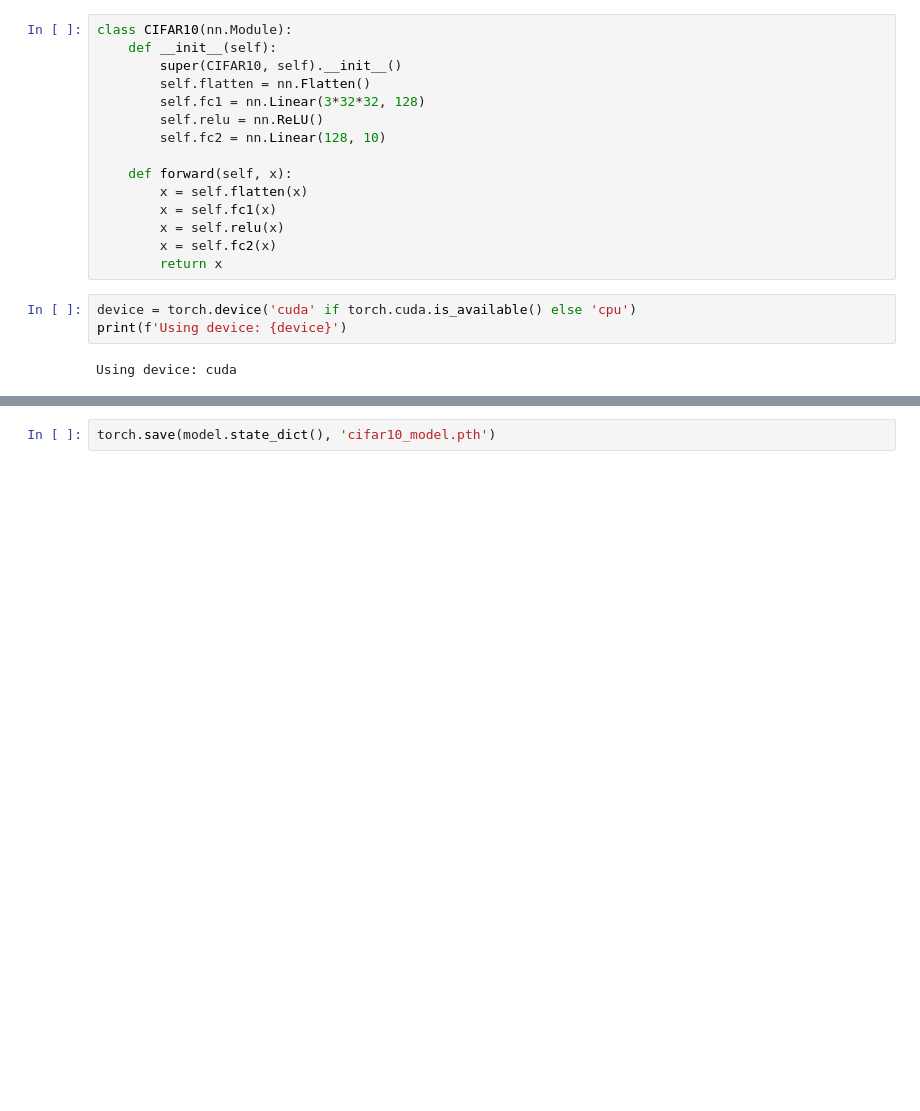
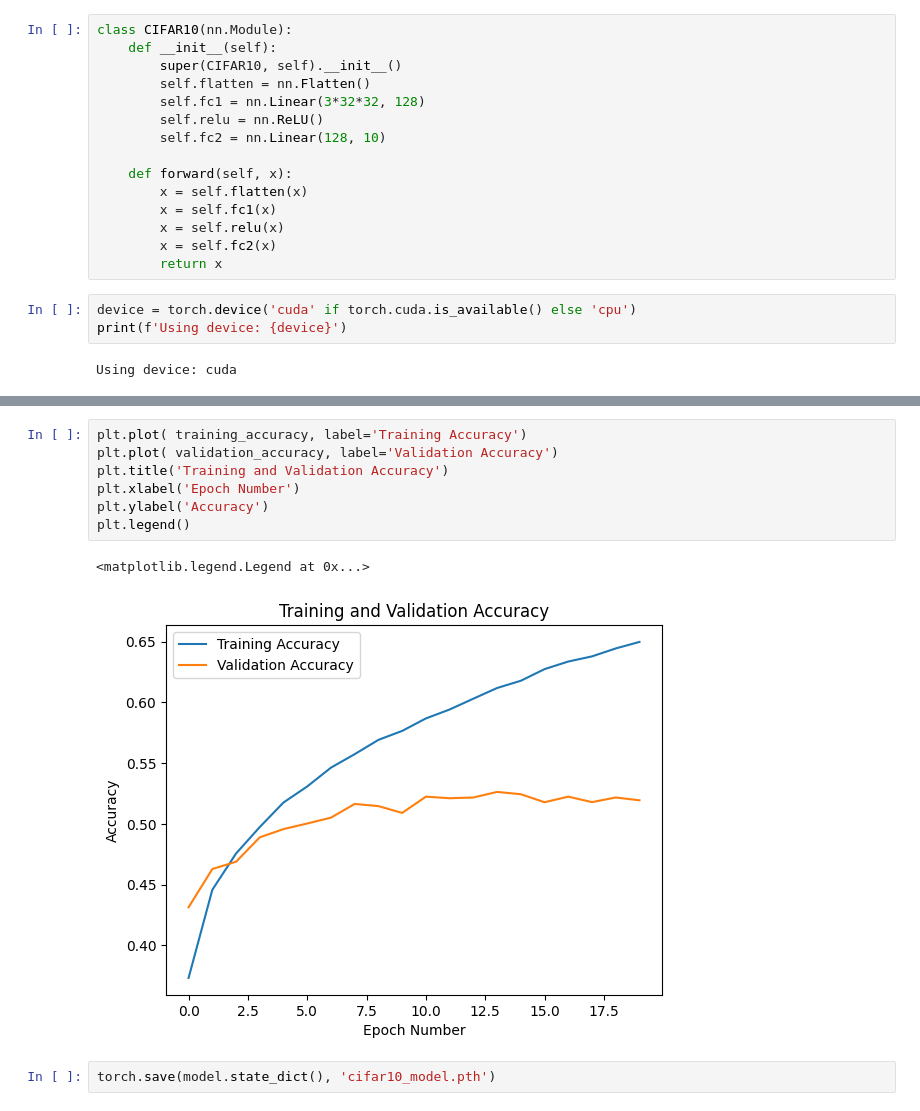
Before and after one commit to saikrishna1108/Intro_to_DL, a Jupyter notebook: Homework1/Homework1_problem1.ipynb, the cells around one changed output, grey strips where cells are left out. Saved outputs shown, nothing was run; the diff lists cells and outputs as text; blank space fills up the shorter version.

```diff
--- a/Homework1/Homework1_problem1.ipynb
+++ b/Homework1/Homework1_problem1.ipynb
@@ -137,3 +148,13 @@ Epoch 20/20, Training Loss: 1.0164362452042386, Evaluation Loss: 1.3986705054109
+# %%
+plt.plot( training_accuracy, label='Training Accuracy')
+plt.plot( validation_accuracy, label='Validation Accuracy')
+plt.title('Training and Validation Accuracy')
+plt.xlabel('Epoch Number')
+plt.ylabel('Accuracy')
+plt.legend()
+# %% [output]
+<matplotlib.legend.Legend at 0x...>
+[figure, added]
 # %%
 torch.save(model.state_dict(), 'cifar10_model.pth')
 # %%
```
Also changed, not shown: parts of 5 cells of this notebook, 1 other file.
